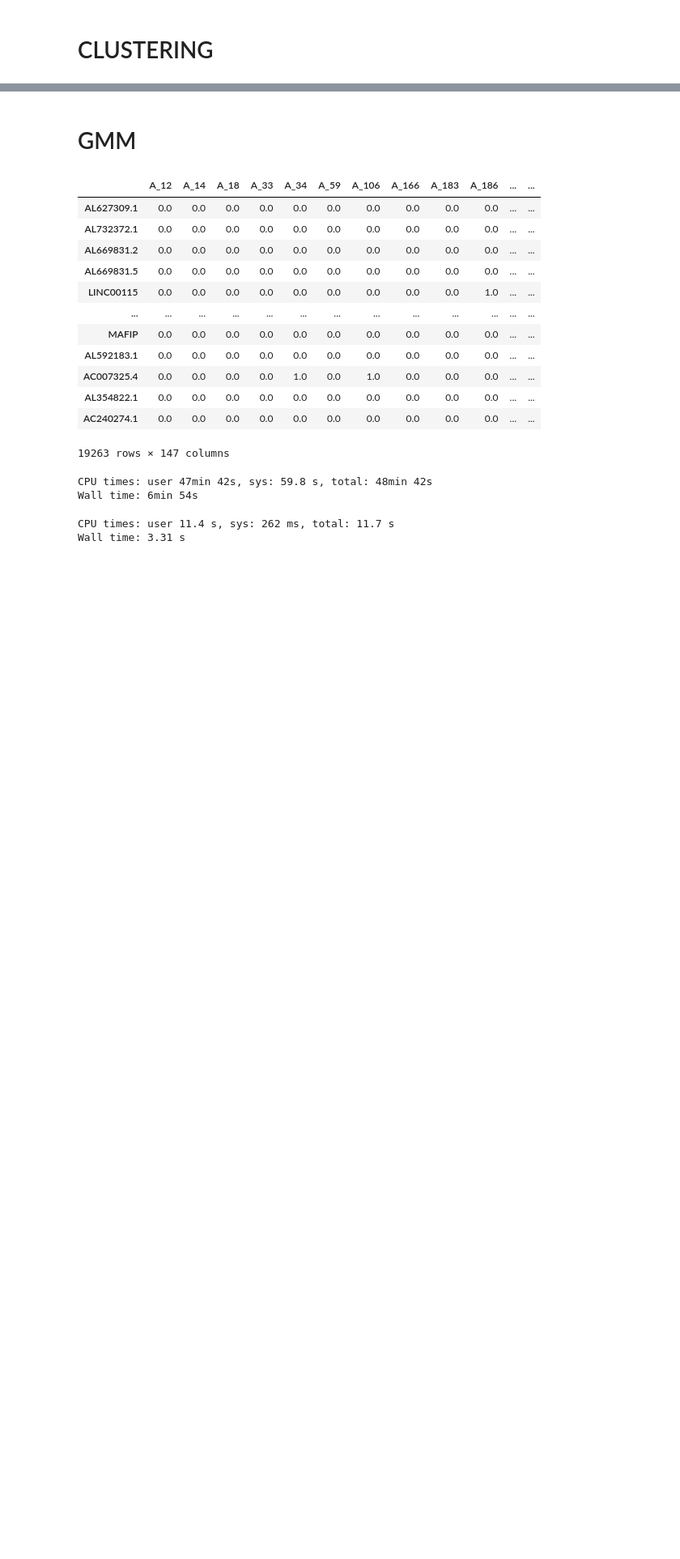
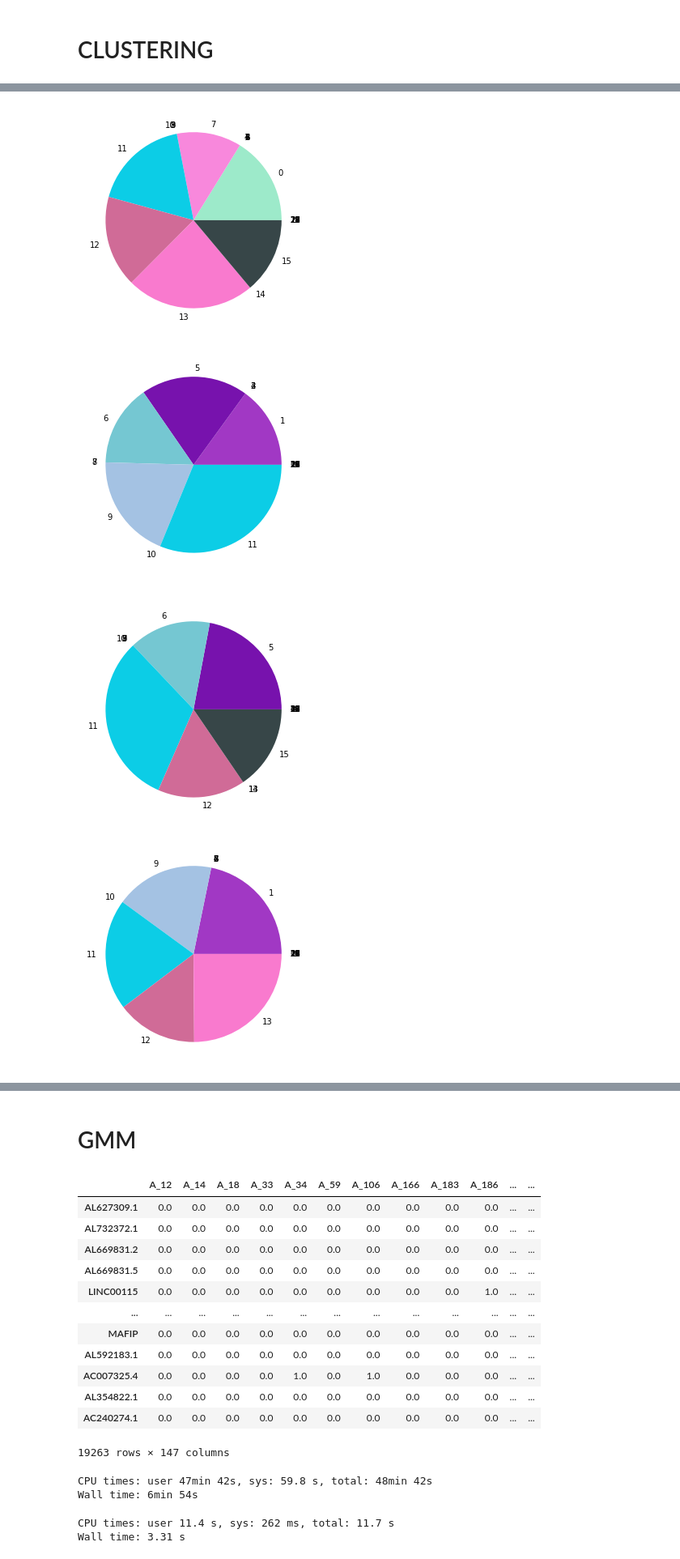
Before and after one commit to cameronyoungpark/comp_bio_final, a Jupyter notebook: jupyter_notebooks/statML GMM .ipynb, the cells around one changed output, grey strips where cells are left out. Shown: that part at 81% size. Cells and saved outputs as stored; diff of their text form; code cells hidden in the pictures; blank space fills up the shorter version.

```diff
--- a/jupyter_notebooks/statML GMM .ipynb
+++ b/jupyter_notebooks/statML GMM .ipynb
@@ -266,0 +298,12 @@ plt.show()
+# %%
+W_norm = np.zeros((1,n_components, len(df2)))
+for spot in range(len(df2)):
+    norm = np.linalg.norm(W[:,:,spot])
+    W_norm[:,:,spot] = W[:,:,spot]/norm
+# %%
+df = pd.DataFrame(communities, columns= ["cluster" ], index = df2.index)
+df["index"] = np.arange(len(df))
+def cluster_index(cluster, df):
+    a = df.loc[df["cluster"] == cluster]
+    array = np.array(a["index"])
+    return array
@@ -266,0 +327,36 @@ plt.show()
+# %%
+#getting average weights for each cluster
+avg_dict = OrderedDict()
+for cluster in range(n_cluster_knn + 1):
+    cluster_W = cluster_dict[cluster]
+    arr = np.zeros((1,n_components))
+    for i in range(n_components):
+        arr[:,i] = np.mean(cluster_W[:,i,:])
+    norm = np.linalg.norm(arr)
+    arr = arr/norm
+    avg_dict[cluster] = arr
+# %%
+#filtering to decrease number of graphed components
+filt_dict = OrderedDict()
+threshold = 0.25
+for cluster in range(n_cluster_knn + 1):
+    arr = avg_dict[cluster]
+    for i in range(n_components):
+        if arr[:,i]<threshold:
+            arr[:,i] = 0
+    norm = np.linalg.norm(arr)
+    arr = arr/norm
+    filt_dict[cluster] = arr
+# %%
+#pie chart for each component
+color_set = random_colors(n_components+2)
+x = np.arange(n_components)
+for k in range(n_cluster_knn + 1):
+    plt.figure(figsize = (5,5))
+    plt.pie(filt_dict[k].flatten(), labels = x, colors = color_set)
+    plt.show()
+# %% [output]
+[figure, added]
+[figure, added]
+[figure, added]
+[figure, added]
```
Also changed, not shown: parts of 20 cells of this notebook.
